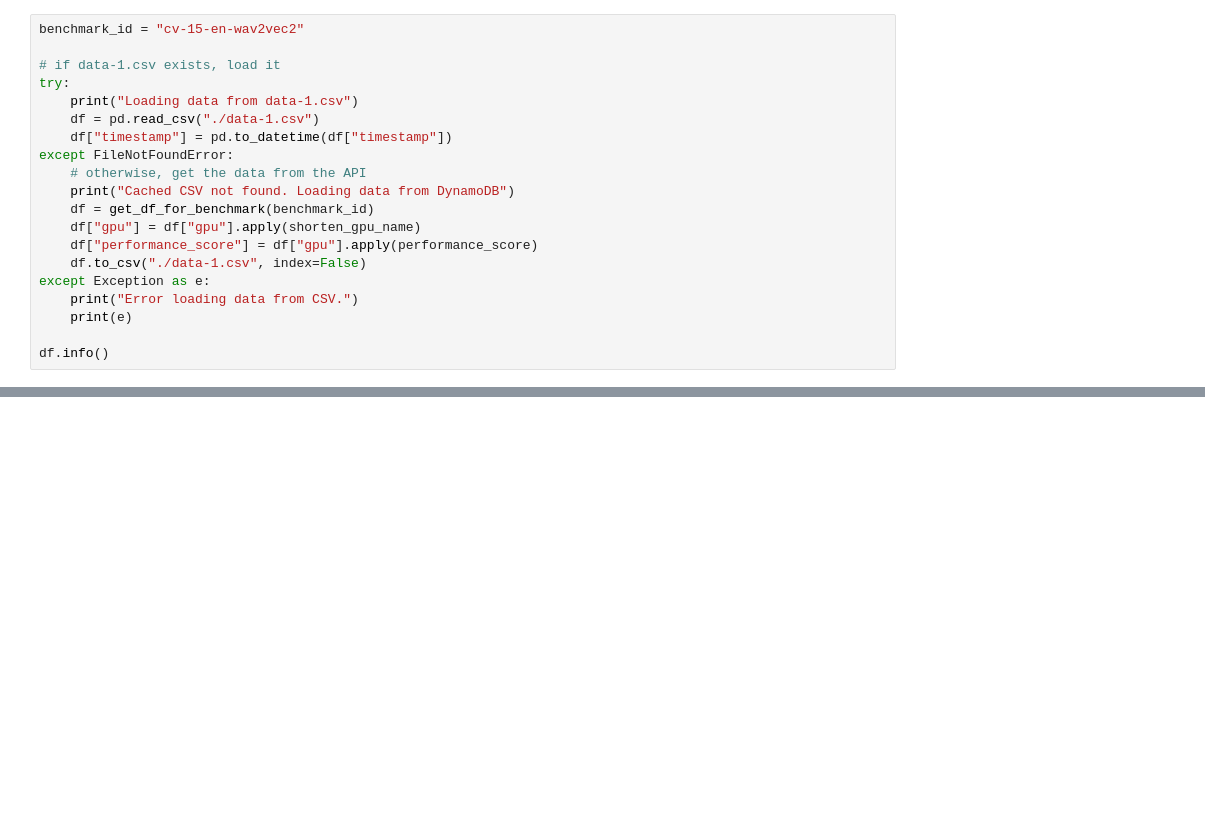
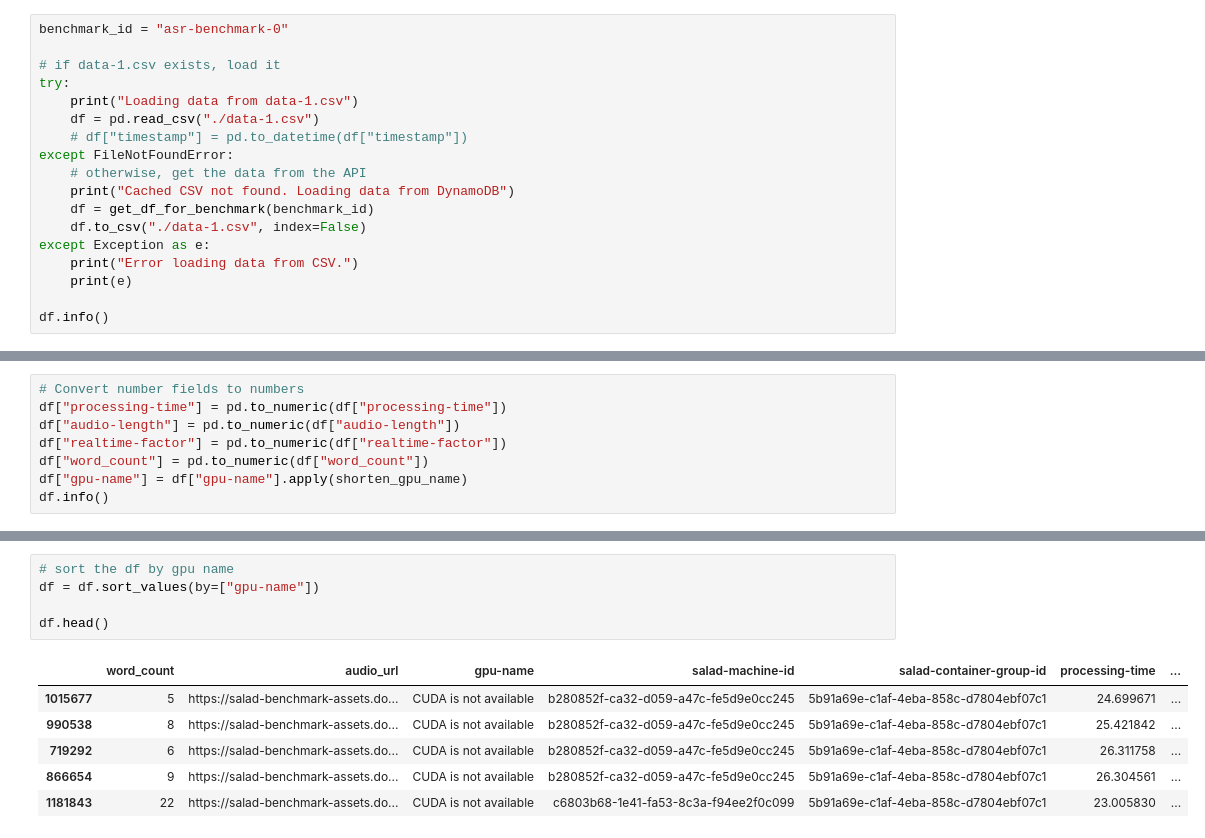
Before and after one commit to SaladTechnologies/asr-benchmark, a Jupyter notebook: data-exploration.ipynb, the cells around one changed output, grey strips where cells are left out. Drawn from its saved outputs; the diff is of its cells as text; blank space fills up the shorter version.

```diff
--- a/data-exploration.ipynb
+++ b/data-exploration.ipynb
@@ -29,17 +11,15 @@ from utils import get_df_for_benchmark, performance_score, shorten_gpu_name
 # %%
-benchmark_id = "cv-15-en-wav2vec2"
+benchmark_id = "asr-benchmark-0"
 
 # if data-1.csv exists, load it
 try:
     print("Loading data from data-1.csv")
     df = pd.read_csv("./data-1.csv")
-    df["timestamp"] = pd.to_datetime(df["timestamp"])
+    # df["timestamp"] = pd.to_datetime(df["timestamp"])
 except FileNotFoundError:
     # otherwise, get the data from the API
     print("Cached CSV not found. Loading data from DynamoDB")
     df = get_df_for_benchmark(benchmark_id)
-    df["gpu"] = df["gpu"].apply(shorten_gpu_name)
-    df["performance_score"] = df["gpu"].apply(performance_score)
     df.to_csv("./data-1.csv", index=False)
 except Exception as e:
     print("Error loading data from CSV.")
@@ -50,0 +57,8 @@ df.head(5)
+# %%
+# Convert number fields to numbers
+df["processing-time"] = pd.to_numeric(df["processing-time"])
+df["audio-length"] = pd.to_numeric(df["audio-length"])
+df["realtime-factor"] = pd.to_numeric(df["realtime-factor"])
+df["word_count"] = pd.to_numeric(df["word_count"])
+df["gpu-name"] = df["gpu-name"].apply(shorten_gpu_name)
+df.info()
@@ -50,0 +107,12 @@ df.head(5)
+# %%
+# sort the df by gpu name
+df = df.sort_values(by=["gpu-name"])
+
+df.head()
+# %% [output]
+|  | word_count | audio_url | gpu-name | salad-machine-id | salad-container-group-id | processing-time | ... |
+| 1015677 | 5 | https://salad-benchmark-assets.do... | CUDA is not available | b280852f-ca32-d059-a47c-fe5d9e0cc245 | 5b91a69e-c1af-4eba-858c-d7804ebf07c1 | 24.699671 | ... |
+| 990538 | 8 | https://salad-benchmark-assets.do... | CUDA is not available | b280852f-ca32-d059-a47c-fe5d9e0cc245 | 5b91a69e-c1af-4eba-858c-d7804ebf07c1 | 25.421842 | ... |
+| 719292 | 6 | https://salad-benchmark-assets.do... | CUDA is not available | b280852f-ca32-d059-a47c-fe5d9e0cc245 | 5b91a69e-c1af-4eba-858c-d7804ebf07c1 | 26.311758 | ... |
+| 866654 | 9 | https://salad-benchmark-assets.do... | CUDA is not available | b280852f-ca32-d059-a47c-fe5d9e0cc245 | 5b91a69e-c1af-4eba-858c-d7804ebf07c1 | 26.304561 | ... |
+| 1181843 | 22 | https://salad-benchmark-assets.do... | CUDA is not available | c6803b68-1e41-fa53-8c3a-f94ee2f0c099 | 5b91a69e-c1af-4eba-858c-d7804ebf07c1 | 23.005830 | ... |
```
Also changed, not shown: parts of 11 cells of this notebook, 2 other files.
